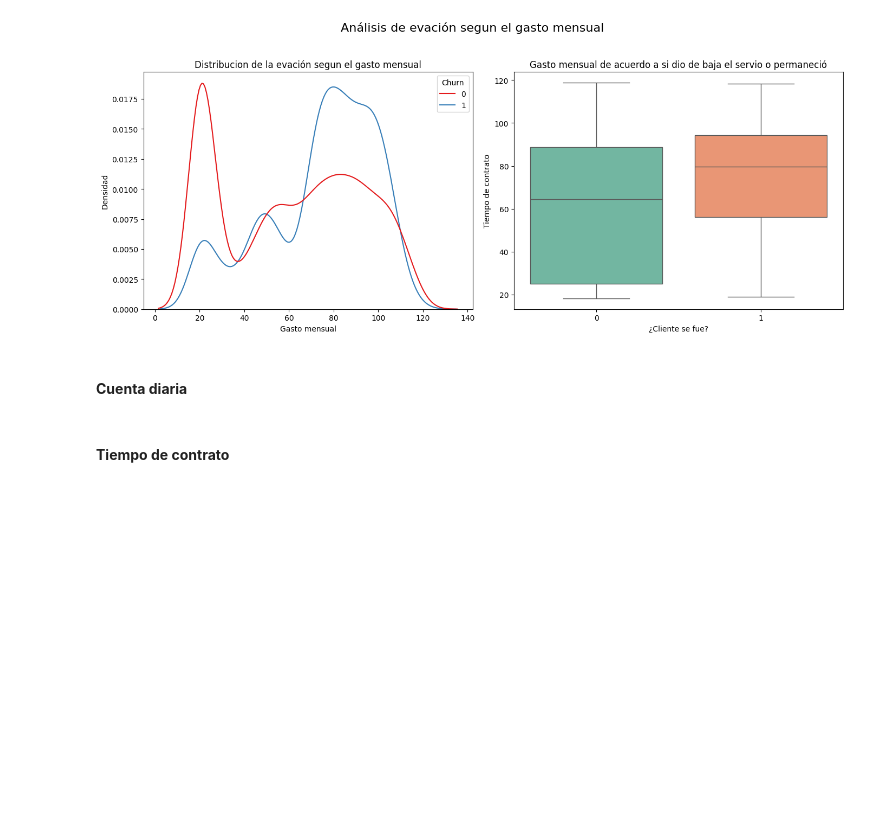
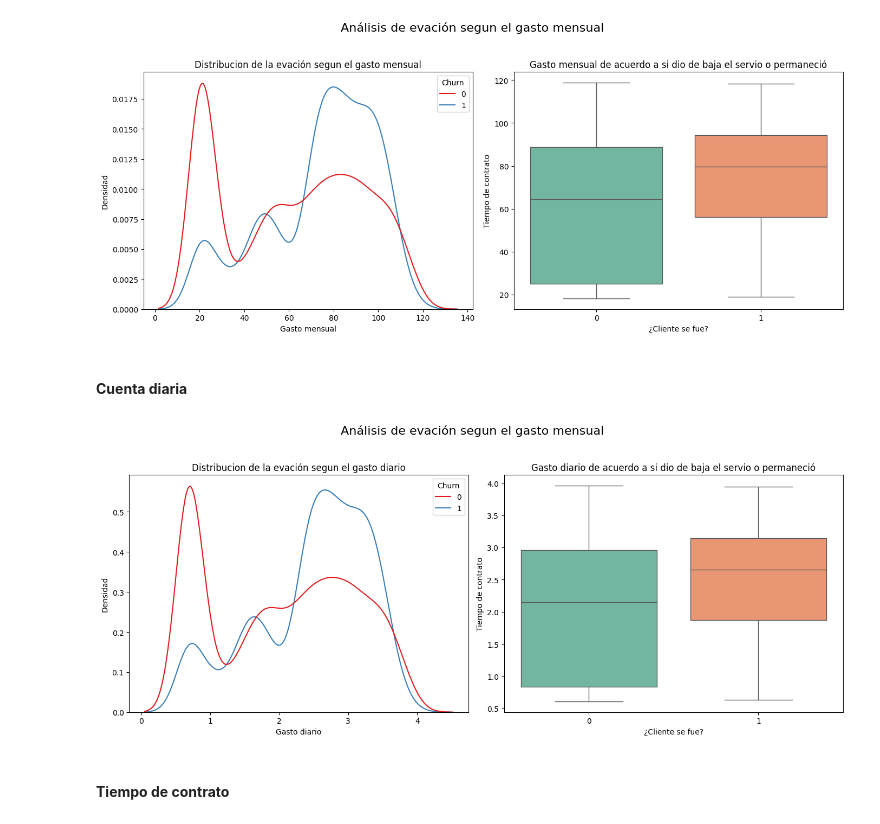
Before and after one commit to OctavioPinoRosas/ChallengeTelecomX, a Jupyter notebook: TelecomX_LATAM.ipynb, the cells around one changed output. Cells and saved outputs as stored; diff of their text form; code cells hidden in the pictures; blank space fills up the shorter version.

Commit message:
Update section: load and analysis. Add subsection: daily account

```diff
--- a/TelecomX_LATAM.ipynb
+++ b/TelecomX_LATAM.ipynb
@@ -529,6 +529,43 @@ plt.show()
 [figure]
 # %% [markdown]
 #### **Cuenta diaria**
+# %%
+fig, axes = plt.subplots(1, 2, figsize=(14, 6))
+fig.suptitle('Análisis de evación segun el gasto mensual', fontsize=16)
+
+# Gráfico de densidad
+sns.kdeplot(
+    data=df,
+    x='account.Charges.daily',
+    hue='Churn',
+    palette='Set1',
+    common_norm=False,
+    fill=False,
+    ax=axes[0]
+)
+axes[0].set_title('Distribucion de la evación segun el gasto diario')
+axes[0].set_xlabel('Gasto diario')
+axes[0].set_ylabel('Densidad')
+
+# Boxplot
+sns.boxplot(
+    x='Churn',
+    y='account.Charges.daily',
+    hue='Churn',
+    data=df,
+    palette='Set2',
+    ax=axes[1],
+    legend=False
+)
+axes[1].set_title('Gasto diario de acuerdo a si dio de baja el servio o permaneció')
+axes[1].set_xlabel('¿Cliente se fue?')
+axes[1].set_ylabel('Tiempo de contrato')
+
+# Mostrar ambos gráficos juntos
+plt.tight_layout(rect=[0, 0, 1, 0.95])
+plt.show()
+# %% [output]
+[figure, added]
 # %% [markdown]
 #### **Tiempo de contrato**
 # %%
```
Also changed, not shown: parts of 1 cell of this notebook.
